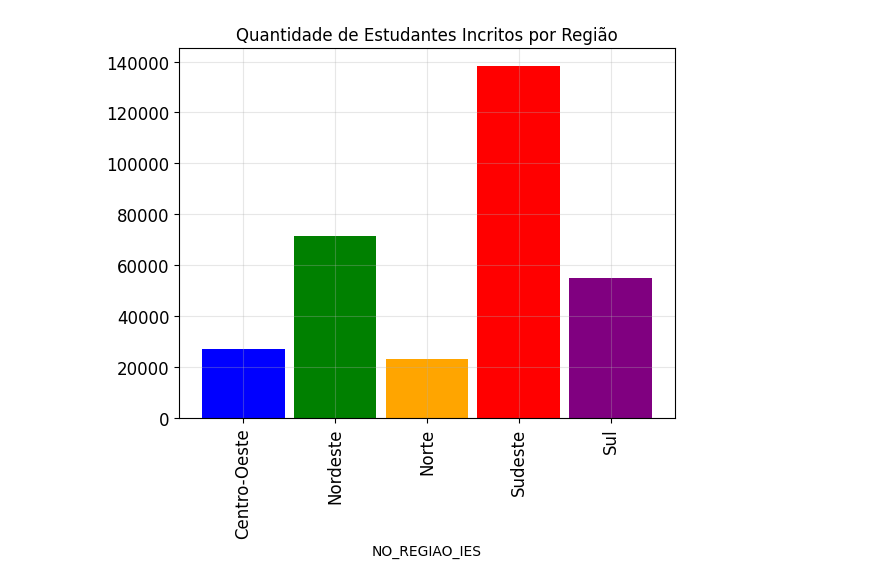
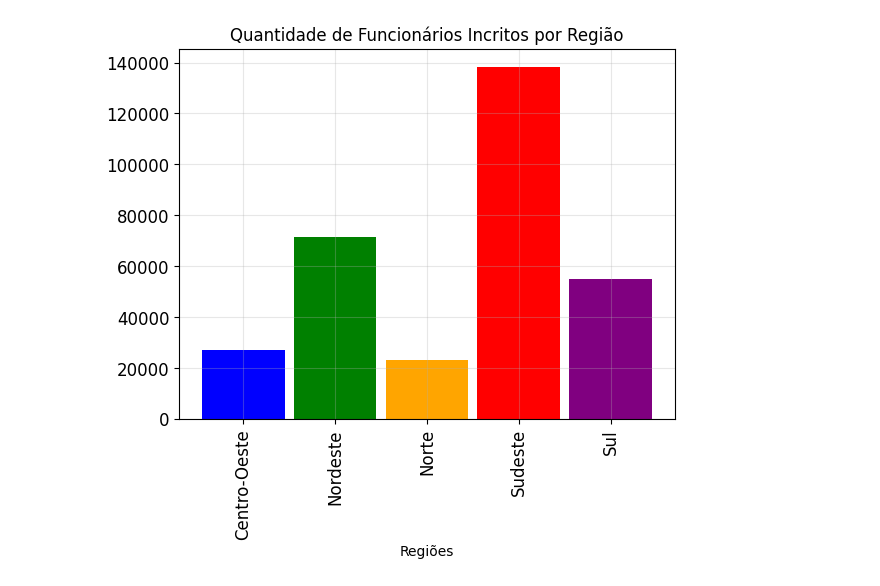
Before and after one commit to melolena/ProjetoPython, a Jupyter notebook: desafio.ipynb, the cells around one changed output. Saved outputs shown, nothing was run; the diff lists cells and outputs as text; code cells hidden in the pictures.

```diff
--- a/desafio.ipynb
+++ b/desafio.ipynb
@@ -11,13 +11,14 @@ df.dropna(inplace=True)
 # %%
 #gráfico 1
 cores=['blue', 'green', 'orange', 'red', 'purple']
 qt_regiao = df.groupby('NO_REGIAO_IES')['QT_TEC_TOTAL'].sum()
 #grafico 1
-qt_regiao.plot(kind='bar', title='Quantidade de Estudantes Incritos por Região', fontsize=12.0, width=0.9, color=cores)
+qt_regiao.plot(kind='bar', title='Quantidade de Funcionários Incritos por Região', fontsize=12.0, width=0.9, color=cores)
 plt.grid(True, alpha=0.3)
-plt.savefig('estudantes-regiao.png')
+plt.xlabel('Regiões')
+plt.savefig('funcionarios-regiao.png')
 # %% [output]
-[figure, old version]
+[figure, new version]
 # %%
 #gráfico 2
 fund_incom_fem = df.groupby('NO_REGIAO_IES')['QT_TEC_FUNDAMENTAL_INCOMP_FEM'].sum()
```
Also changed, not shown: parts of 4 cells of this notebook, 7 other files.
